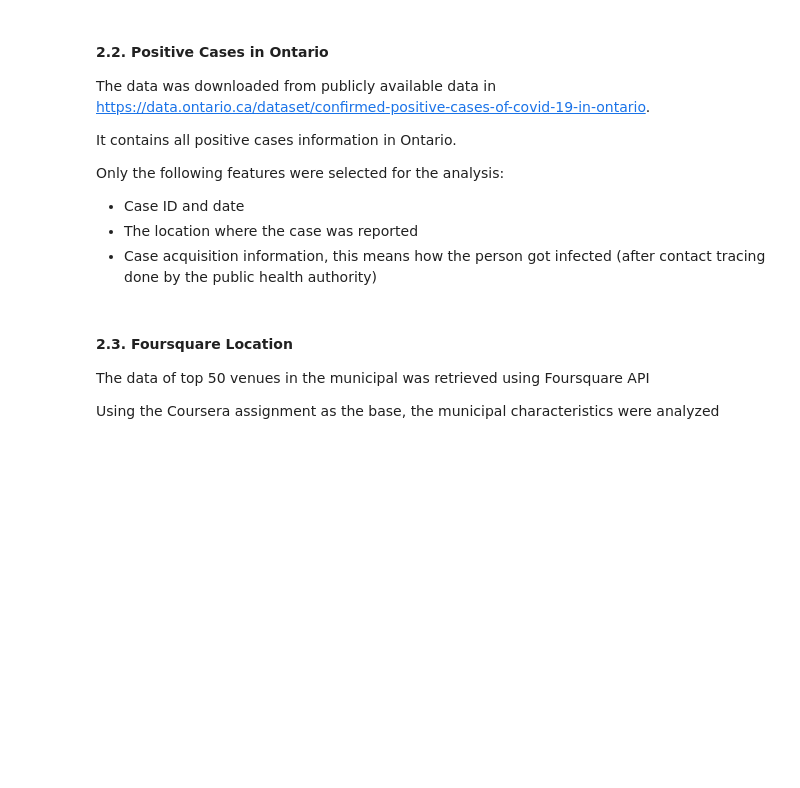
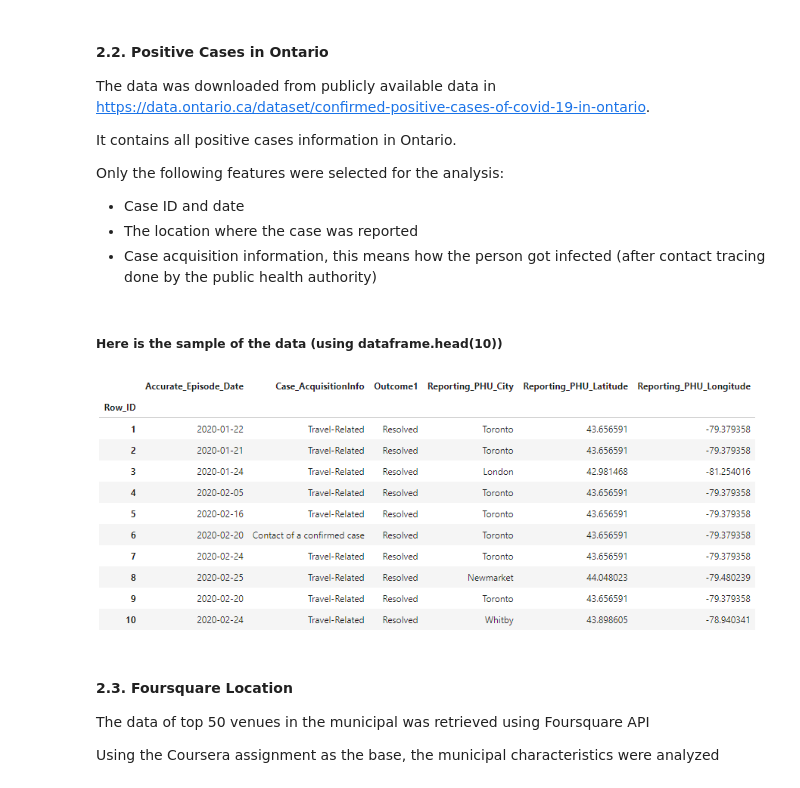
Before and after one commit to timlorepublic/battleOfN, a Jupyter notebook: Report.ipynb, the cells around one changed output. Drawn from its saved outputs; the diff is of its cells as text; code cells hidden in the pictures; blank space fills up the shorter version.

```diff
--- a/Report.ipynb
+++ b/Report.ipynb
@@ -52,6 +52,12 @@ Only the following features were selected for the analysis:
 - Case ID and date
 - The location where the case was reported
 - Case acquisition information, this means how the person got infected (after contact tracing done by the public health authority)
+# %% [markdown]
+##### Here is the sample of the data (using dataframe.head(10))
+# %%
+Image("img/covpos.png")
+# %% [output]
+[figure, added]
 # %% [markdown]
 #### 2.3. Foursquare Location
 The data of top 50 venues in the municipal was retrieved using Foursquare API
```
Also changed, not shown: parts of 2 cells of this notebook, 2 other files.
